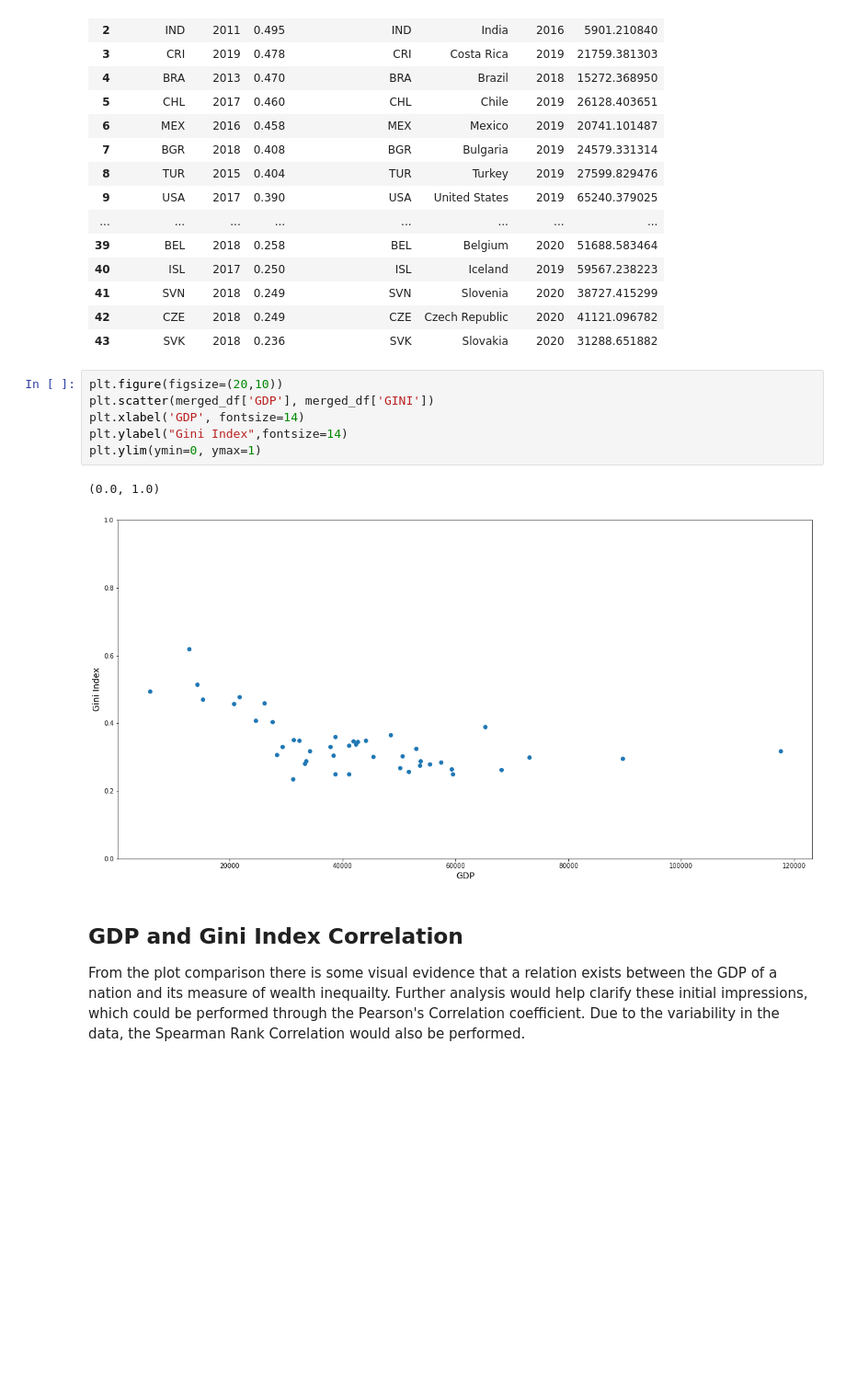
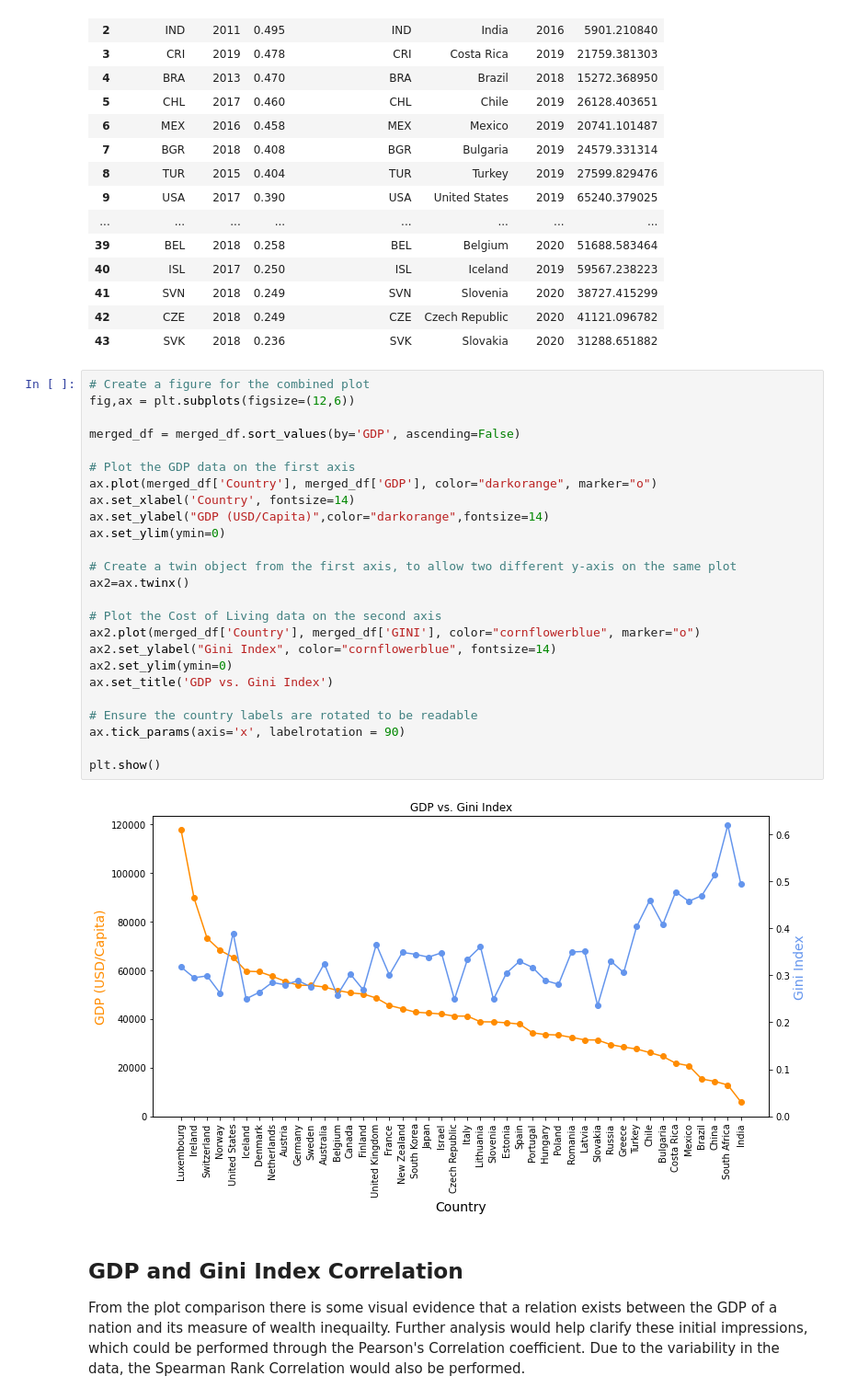
Before and after one commit to bradenbale/SYSC4906-Project, a Jupyter notebook: GiniIndex_GDP.ipynb, the cells around one changed output. Shown at 92% size. Drawn from its saved outputs; the diff is of its cells as text; blank space fills up the shorter version.

```diff
--- a/GiniIndex_GDP.ipynb
+++ b/GiniIndex_GDP.ipynb
@@ -174,15 +174,33 @@ merged_df
 | 41 | SVN | 2018 | 0.249 | SVN | Slovenia | 2020 | 38727.415299 |
 | 42 | CZE | 2018 | 0.249 | CZE | Czech Republic | 2020 | 41121.096782 |
 | 43 | SVK | 2018 | 0.236 | SVK | Slovakia | 2020 | 31288.651882 |
-# %%
-plt.figure(figsize=(20,10))
-plt.scatter(merged_df['GDP'], merged_df['GINI'])
-plt.xlabel('GDP', fontsize=14)
-plt.ylabel("Gini Index",fontsize=14)
-plt.ylim(ymin=0, ymax=1)
-# %% [output]
-(0.0, 1.0)
-[figure, removed]
+# %%
+# Create a figure for the combined plot
+fig,ax = plt.subplots(figsize=(12,6))
+
+merged_df = merged_df.sort_values(by='GDP', ascending=False)
+
+# Plot the GDP data on the first axis
+ax.plot(merged_df['Country'], merged_df['GDP'], color="darkorange", marker="o")
+ax.set_xlabel('Country', fontsize=14)
+ax.set_ylabel("GDP (USD/Capita)",color="darkorange",fontsize=14)
+ax.set_ylim(ymin=0)
+
+# Create a twin object from the first axis, to allow two different y-axis on the same plot
+ax2=ax.twinx()
+
+# Plot the Cost of Living data on the second axis
+ax2.plot(merged_df['Country'], merged_df['GINI'], color="cornflowerblue", marker="o")
+ax2.set_ylabel("Gini Index", color="cornflowerblue", fontsize=14)
+ax2.set_ylim(ymin=0)
+ax.set_title('GDP vs. Gini Index')
+
+# Ensure the country labels are rotated to be readable
+ax.tick_params(axis='x', labelrotation = 90)
+
+plt.show()
+# %% [output]
+[figure, added]
 # %% [markdown]
 ## GDP and Gini Index Correlation
 From the plot comparison there is some visual evidence that a relation exists between the GDP of a nation and its measure of wealth inequailty. Further analysis would help clarify these initial impressions, which could be performed through the Pearson's Correlation coefficient. Due to the variability in the data, the Spearman Rank Correlation would also be performed.
```
Also changed, not shown: parts of 5 cells of this notebook.
